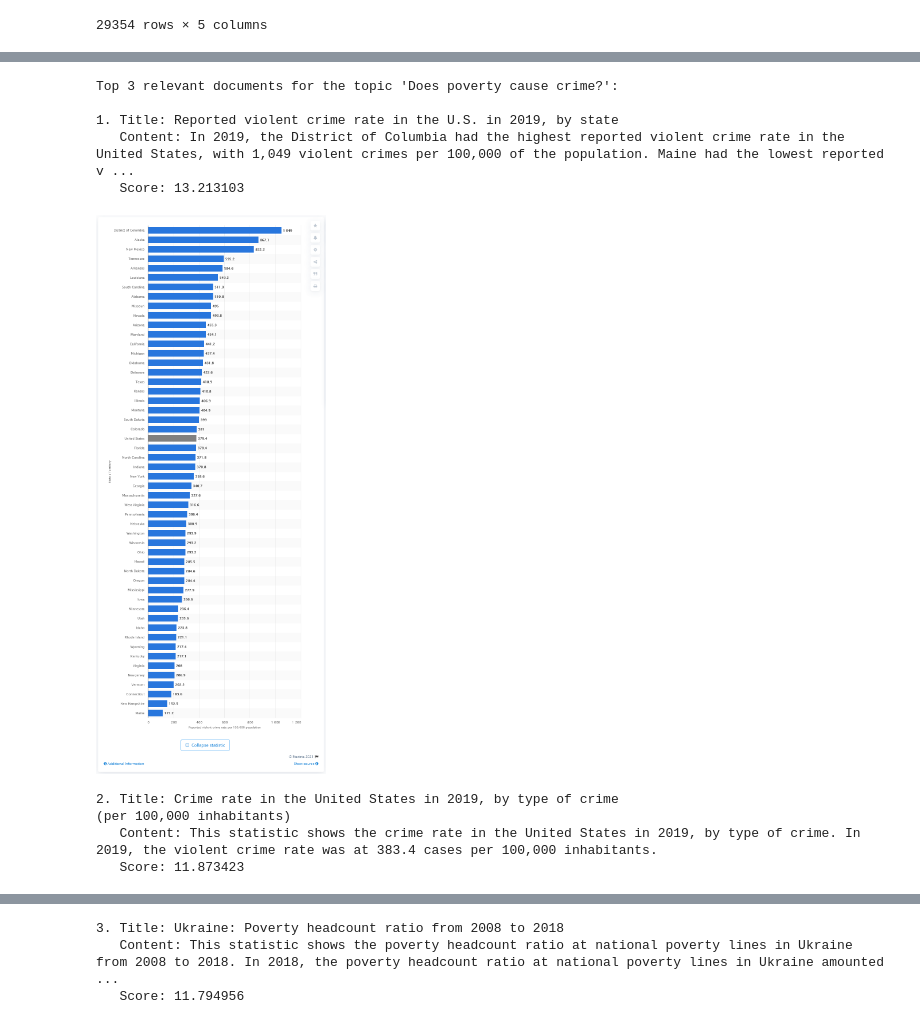
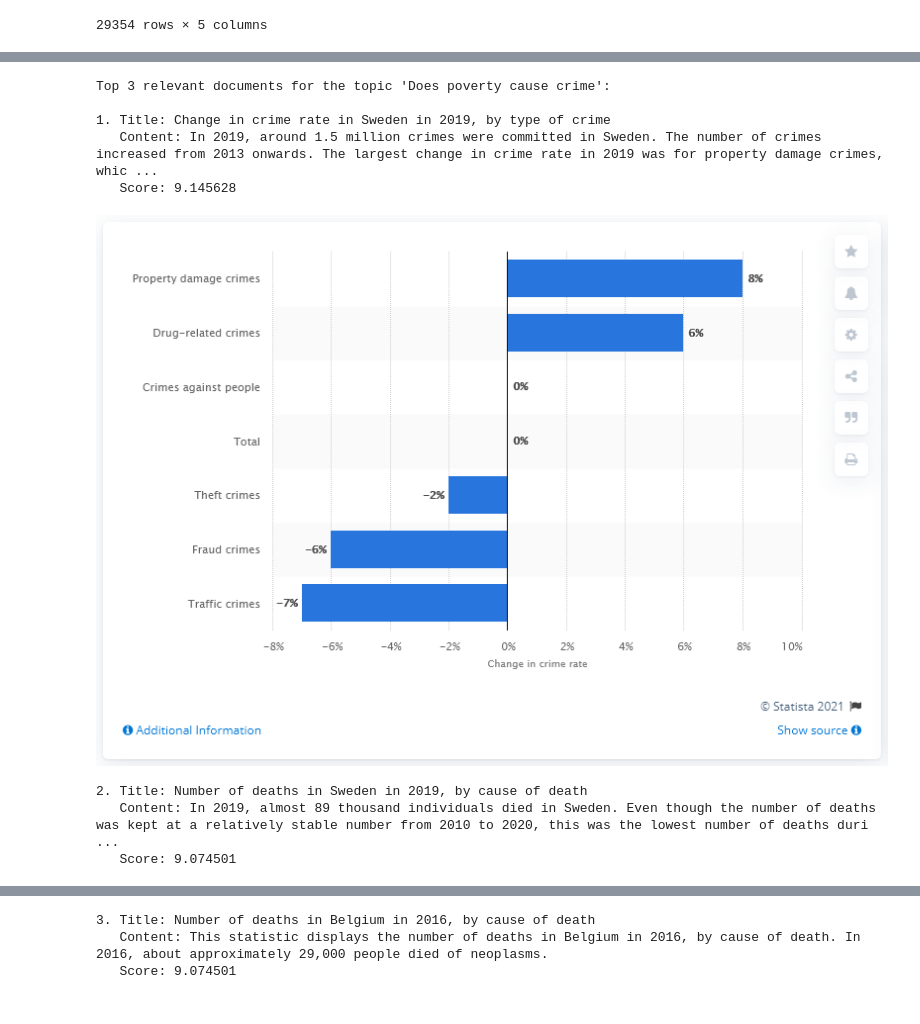
Before and after one commit to mleshashi/thesis-sharma, a Jupyter notebook: ElasticSearch/BM25 retrieval.ipynb, the cells around one changed output, grey strips where cells are left out. Saved outputs shown, nothing was run; the diff lists cells and outputs as text; code cells hidden in the pictures.

Commit message:
made all necessary changes, and picked random questions from a subset of 20 random questions

```diff
--- a/ElasticSearch/BM25 retrieval.ipynb
+++ b/ElasticSearch/BM25 retrieval.ipynb
@@ -73,7 +128,7 @@ for _, row in tqdm(combined_df.iterrows(), total=combined_df.shape[0]):
 # %%
 # Define the index name and the random topic
 index_name = "documents"
-random_topic = "Does poverty cause crime?"
+random_topic = "Does poverty cause crime"
 
 # Elasticsearch query to find relevant documents based on BM25 using content and title fields
 bm25_query = {
@@ -81,42 +136,42 @@ bm25_query = {
         "multi_match": {
             "query": random_topic,
             "type": "best_fields",  # Optional: You can adjust the type as needed
-            "fields": ["content", "title"],  # Search in both content and title fields
+            "fields": ["title", "llava_content"],  # Search in both content and title fields
             "tie_breaker": 0.3  # Optional: You can adjust the tie breaker as needed
         }
     }
 }
 
 # Execute the search query
 response = es.search(index=index_name, body={
     "size": 3,  # Fetch top 3 relevant documents
     "query": bm25_query['query'],  # Use the corrected query structure
     "_source": ["title", "content", "image_data"]  # Include image data if available
 })
 
 # Extract and print the top 3 relevant documents
 print(f"Top 3 relevant documents for the topic '{random_topic}':\n")
 
 for i, hit in enumerate(response['hits']['hits'], start=1):
     doc = hit['_source']
     print(f"{i}. Title: {doc['title']}\n   Content: {doc['content']}\n   Score: {hit['_score']}\n")
 
     # Decode Base64-encoded image data if available
     if 'image_data' in doc:
         image_bytes = base64.b64decode(doc['image_data'])
 
         # Open the image from bytes
         image = Image.open(io.BytesIO(image_bytes))
 
         # Display the image
         image.show()
 # %% [output]
-Top 3 relevant documents for the topic 'Does poverty cause crime?':
+Top 3 relevant documents for the topic 'Does poverty cause crime':
 
-1. Title: Reported violent crime rate in the U.S. in 2019, by state
-   Content: In 2019, the District of Columbia had the highest reported violent crime rate in the United States, with 1,049 violent crimes per 100,000 of the population. Maine had the lowest reported v ...
-   Score: 13.213103
+1. Title: Change in crime rate in Sweden in 2019, by type of crime
+   Content: In 2019, around 1.5 million crimes were committed in Sweden. The number of crimes increased from 2013 onwards. The largest change in crime rate in 2019 was for property damage crimes, whic ...
+   Score: 9.145628
-[figure, old version]
+[figure, new version]
-2. Title: Crime rate in the United States in 2019, by type of crime                                                     (per 100,000 inhabitants)
-   Content: This statistic shows the crime rate in the United States in 2019, by type of crime. In 2019, the violent crime rate was at 383.4 cases per 100,000 inhabitants.
-   Score: 11.873423
+2. Title: Number of deaths in Sweden in 2019, by cause of death
+   Content: In 2019, almost 89 thousand individuals died in Sweden. Even though the number of deaths was kept at a relatively stable number from 2010 to 2020, this was the lowest number of deaths duri ...
+   Score: 9.074501
@@ -124,3 +179,3 @@ Top 3 relevant documents for the topic 'Does poverty cause crime?':
-3. Title: Ukraine: Poverty headcount ratio from 2008 to 2018
-   Content: This statistic shows the poverty headcount ratio at national poverty lines in Ukraine from 2008 to 2018. In 2018, the poverty headcount ratio at national poverty lines in Ukraine amounted  ...
-   Score: 11.794956
+3. Title: Number of deaths in Belgium in 2016, by cause of death
+   Content: This statistic displays the number of deaths in Belgium in 2016, by cause of death. In 2016, about approximately 29,000 people died of neoplasms.
+   Score: 9.074501
```
Also changed, not shown: parts of 3 cells of this notebook, 8 other files.
